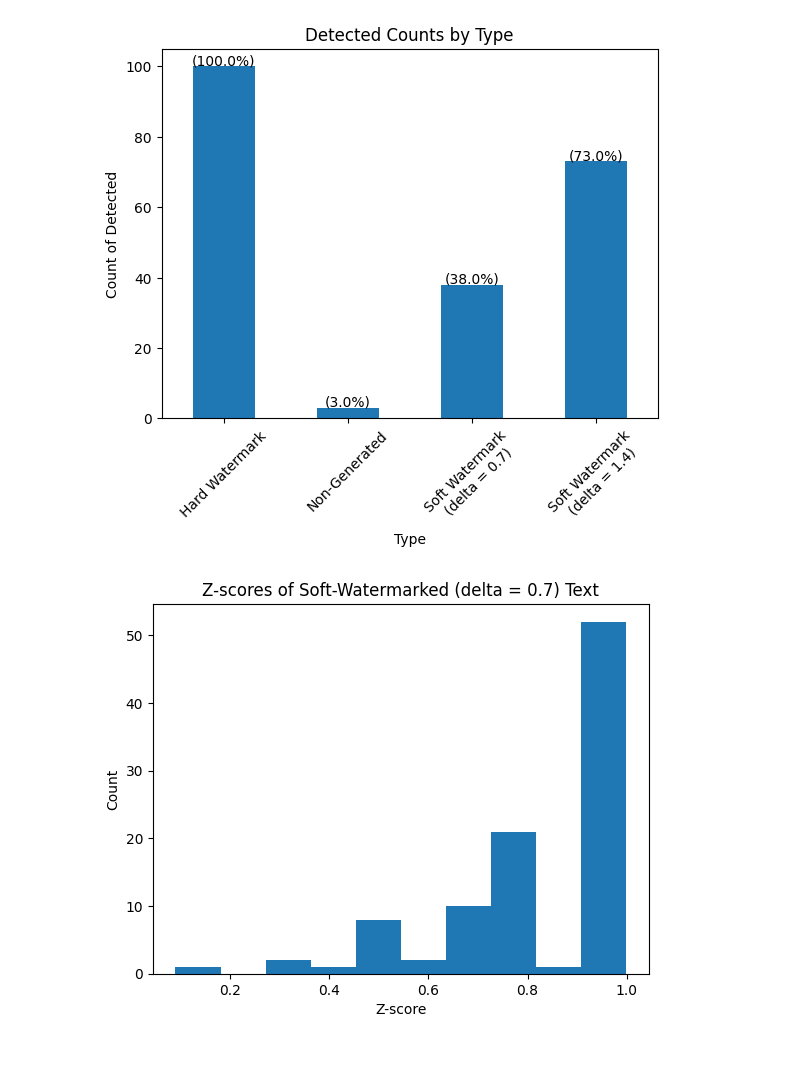
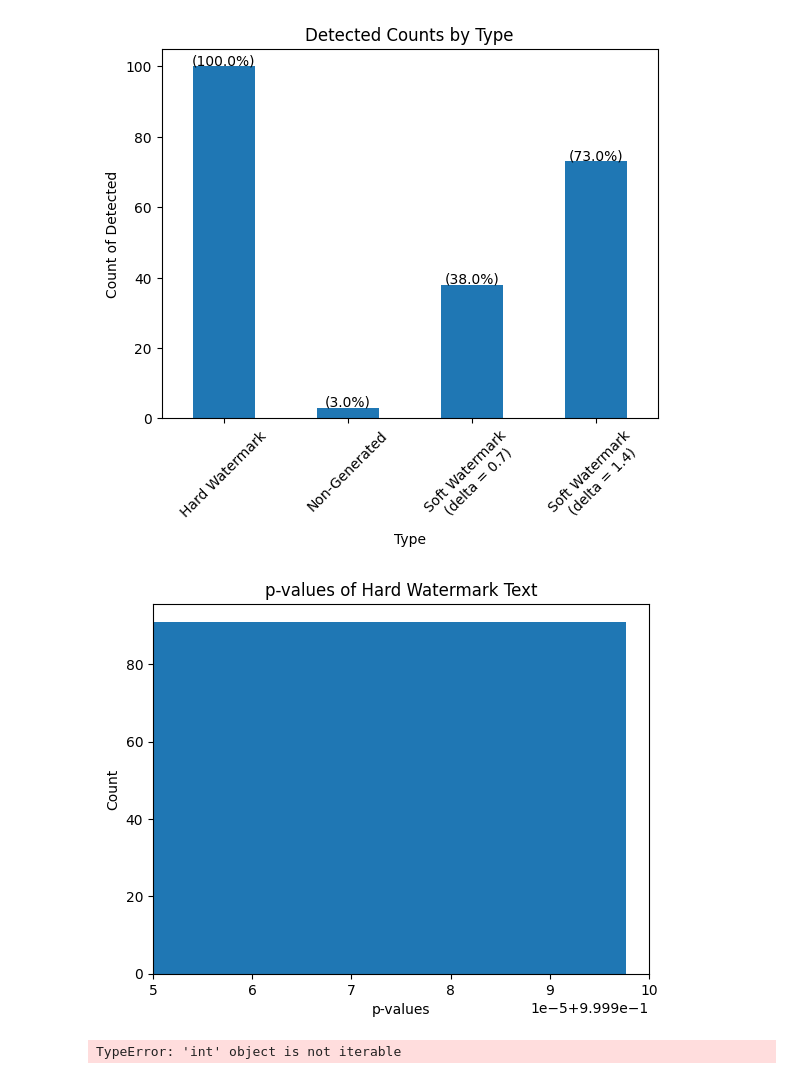
Before and after one commit to 24npl1/cs375-final, a Jupyter notebook: testing.ipynb, the cells around one changed output. Cells and saved outputs as stored; diff of their text form; code cells hidden in the pictures.

```diff
--- a/testing.ipynb
+++ b/testing.ipynb
@@ -220,14 +244,16 @@ plt.show()
 [figure]
 # %%
 # Filter the dataframe to keep only rows where the column value is "Hard Watermark"
-filtered_df = new_df[new_df.type == "Soft Watermark\n (delta = 0.7)"]
+filtered_df = new_df[new_df.type == 'Hard Watermark']
 probs = sorted(filtered_df["prob"])
 
 # Create a histogram of the column with value "Hard Watermark"
 plt.hist(probs)
 plt.ylabel("Count")
-plt.xlabel("Z-score")
-plt.title(f"Z-scores of Soft-Watermarked (delta = 0.7) Text")
+plt.xlabel("p-values")
+plt.title(f"p-values of Hard Watermark Text")
+#Get current x-tick labels
+
 plt.show()
 # %% [output]
-[figure, old version]
+[figure, new version]
@@ -233,0 +288,6 @@ plt.show()
+# %%
+quality = [zip(key[i][j], ranks[i][j]) for i in range(4) for j in range(10)]
+qualitative = pd.DataFrame(list(q) for q in quality)
+qualitative.drop_duplicates()
+# %% [output]
+TypeError: 'int' object is not iterable
```
Also changed, not shown: parts of 8 cells of this notebook.
